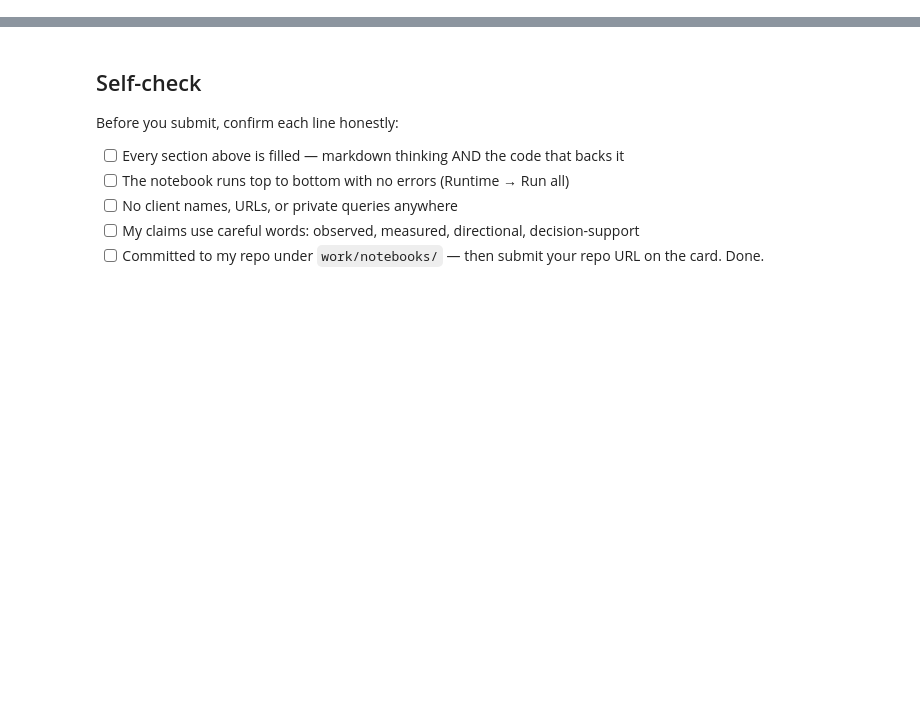
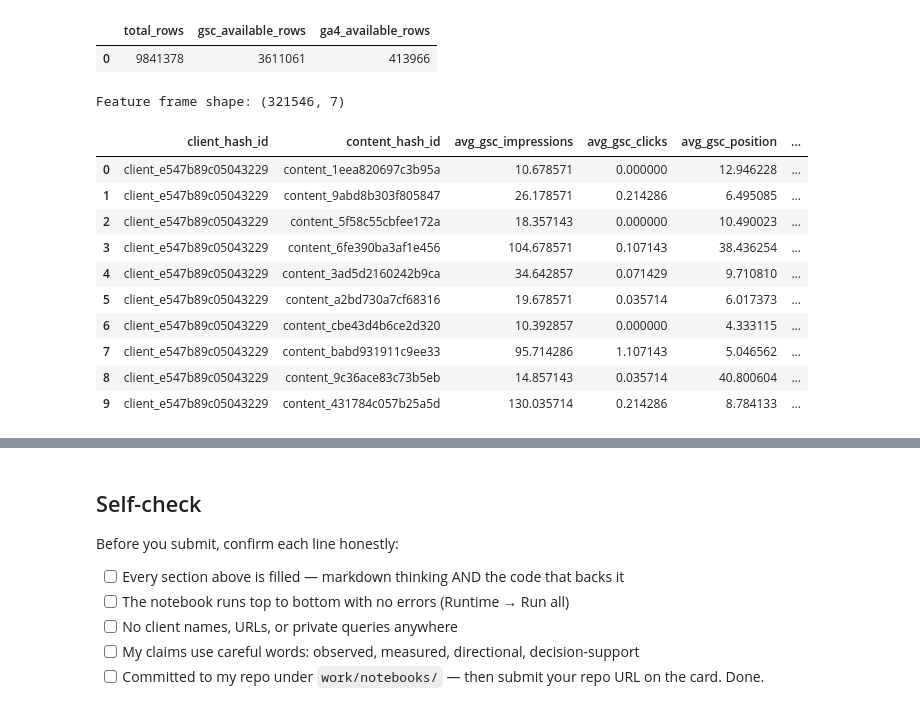
Before and after one commit to Srinadh2314/srinadh-flyrank-intership, a Jupyter notebook: work/notebooks/w03_data_contract.ipynb, the cells around one changed output, grey strips where cells are left out. Saved outputs shown, nothing was run; the diff lists cells and outputs as text; code cells hidden in the pictures; blank space fills up the shorter version.

Commit message:
complete ml-04 data contract

```diff
--- a/work/notebooks/w03_data_contract.ipynb
+++ b/work/notebooks/w03_data_contract.ipynb
@@ -12,0 +16,23 @@ This skeleton is yours to fill. Work the sections **in order** — each one has
+# %%
+import os
+import duckdb
+from google.colab import userdata
+
+# Load the Hugging Face token from Colab Secrets
+HF_TOKEN = userdata.get("HF_TOKEN")
+
+# Create DuckDB connection
+con = duckdb.connect()
+
+# Create Hugging Face secret
+con.execute(f"""
+CREATE OR REPLACE SECRET hf (
+    TYPE HUGGINGFACE,
+    TOKEN '{HF_TOKEN}'
+)
+""")
+
+print("HF_TOKEN loaded successfully")
+print("Warehouse connection ready")
+print("Feature window: February 2026")
+print("Label window: March 2026")
@@ -12,0 +128,52 @@ This skeleton is yours to fill. Work the sections **in order** — each one has
+# %%
+availability = con.execute("""
+SELECT
+    COUNT(*) AS total_rows,
+    COUNT(*) FILTER (
+        WHERE gsc_data_available IS TRUE
+    ) AS gsc_available_rows,
+    COUNT(*) FILTER (
+        WHERE ga4_data_available IS TRUE
+    ) AS ga4_available_rows
+FROM read_parquet(
+    'hf://datasets/FlyRank/internship-warehouse/fact_content_daily_performance/month=2026-03/*.parquet'
+)
+""").df()
+
+display(availability)
+# %% [output]
+|  | total_rows | gsc_available_rows | ga4_available_rows |
+| 0 | 9841378 | 3611061 | 413966 |
+# %%
+feature_query = """
+SELECT
+    client_hash_id,
+    content_hash_id,
+    AVG(gsc_impressions) AS avg_gsc_impressions,
+    AVG(gsc_clicks) AS avg_gsc_clicks,
+    AVG(gsc_avg_position) AS avg_gsc_position,
+    AVG(ga4_sessions) AS avg_ga4_sessions,
+    AVG(scroll_events) AS avg_scroll_events
+FROM read_parquet(
+    'hf://datasets/FlyRank/internship-warehouse/fact_content_daily_performance/month=2026-02/*.parquet'
+)
+GROUP BY client_hash_id, content_hash_id
+"""
+
+feature_df = con.execute(feature_query).df()
+
+print("Feature frame shape:", feature_df.shape)
+display(feature_df.head(10))
+# %% [output]
+Feature frame shape: (321546, 7)
+|  | client_hash_id | content_hash_id | avg_gsc_impressions | avg_gsc_clicks | avg_gsc_position | ... |
+| 0 | client_e547b89c05043229 | content_1eea820697c3b95a | 10.678571 | 0.000000 | 12.946228 | ... |
+| 1 | client_e547b89c05043229 | content_9abd8b303f805847 | 26.178571 | 0.214286 | 6.495085 | ... |
+| 2 | client_e547b89c05043229 | content_5f58c55cbfee172a | 18.357143 | 0.000000 | 10.490023 | ... |
+| 3 | client_e547b89c05043229 | content_6fe390ba3af1e456 | 104.678571 | 0.107143 | 38.436254 | ... |
+| 4 | client_e547b89c05043229 | content_3ad5d2160242b9ca | 34.642857 | 0.071429 | 9.710810 | ... |
+| 5 | client_e547b89c05043229 | content_a2bd730a7cf68316 | 19.678571 | 0.035714 | 6.017373 | ... |
+| 6 | client_e547b89c05043229 | content_cbe43d4b6ce2d320 | 10.392857 | 0.000000 | 4.333115 | ... |
+| 7 | client_e547b89c05043229 | content_babd931911c9ee33 | 95.714286 | 1.107143 | 5.046562 | ... |
+| 8 | client_e547b89c05043229 | content_9c36ace83c73b5eb | 14.857143 | 0.035714 | 40.800604 | ... |
+| 9 | client_e547b89c05043229 | content_431784c057b25a5d | 130.035714 | 0.214286 | 8.784133 | ... |
```
Also changed, not shown: parts of 21 cells of this notebook.
